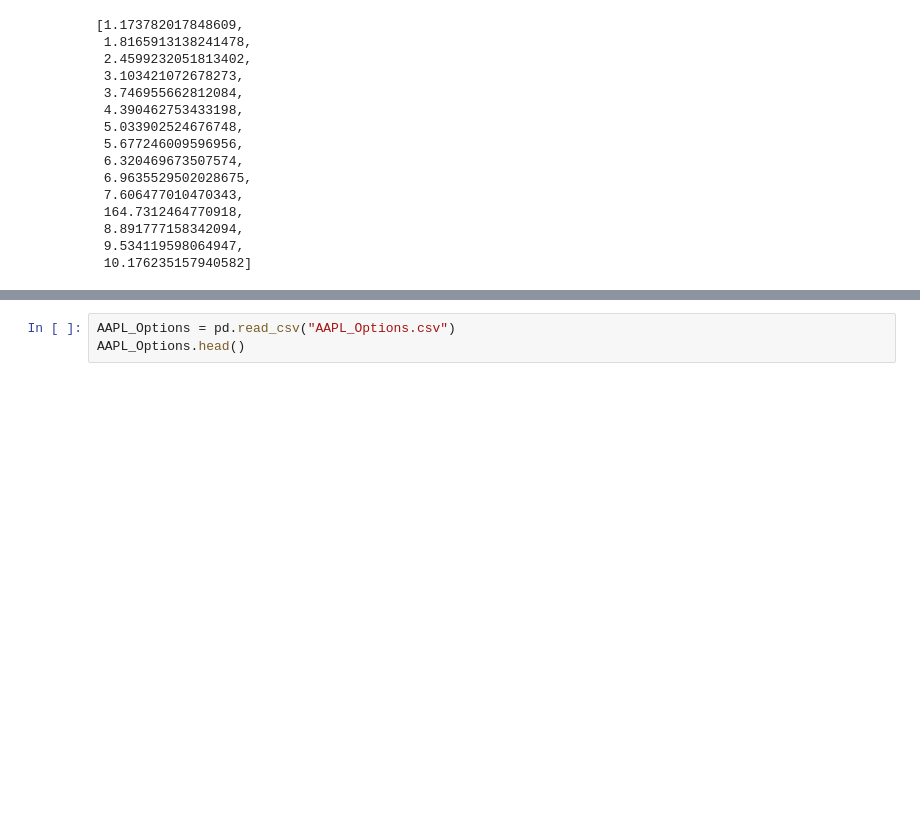
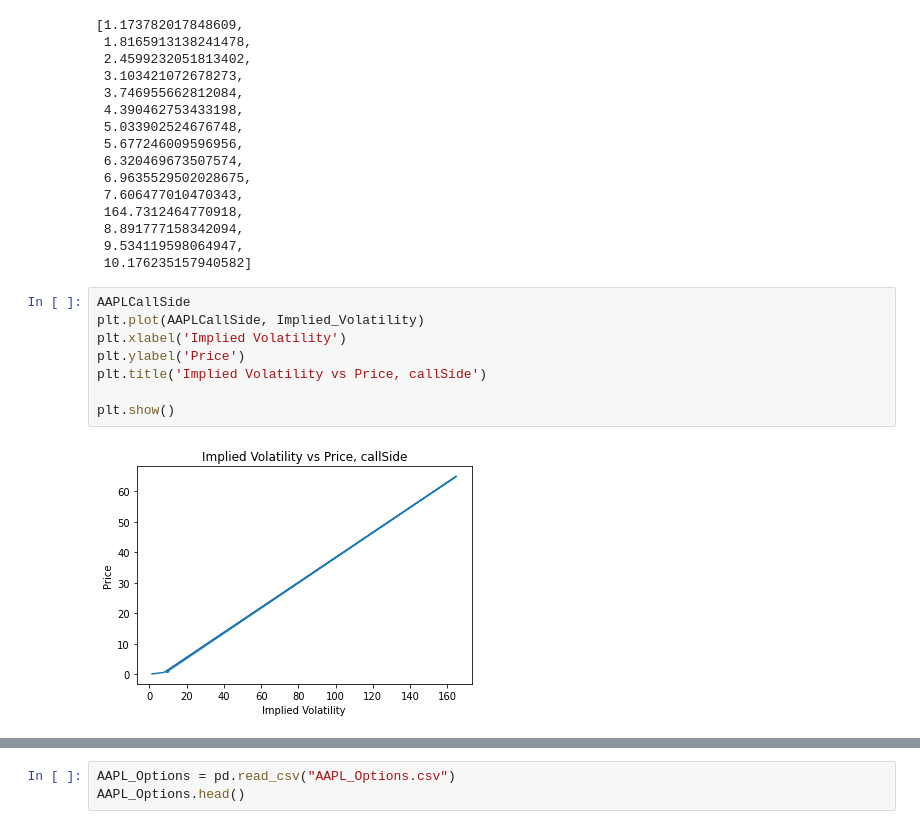
Before and after one commit to MEstrada21/FinTech-545-Spring2023, a Jupyter notebook: Week06/Project/HomeworkWeek06.ipynb, the cells around one changed output, grey strips where cells are left out. Drawn from its saved outputs; the diff is of its cells as text; blank space fills up the shorter version.

```diff
--- a/Week06/Project/HomeworkWeek06.ipynb
+++ b/Week06/Project/HomeworkWeek06.ipynb
@@ -181,3 +172,13 @@ AAPLPutSide
  8.891777158342094,
  9.534119598064947,
  10.176235157940582]
+# %%
+AAPLCallSide
+plt.plot(AAPLCallSide, Implied_Volatility)
+plt.xlabel('Implied Volatility')
+plt.ylabel('Price')
+plt.title('Implied Volatility vs Price, callSide')
+
+plt.show()
+# %% [output]
+[figure, added]
```
Also changed, not shown: parts of 23 cells of this notebook, 2 other files.
